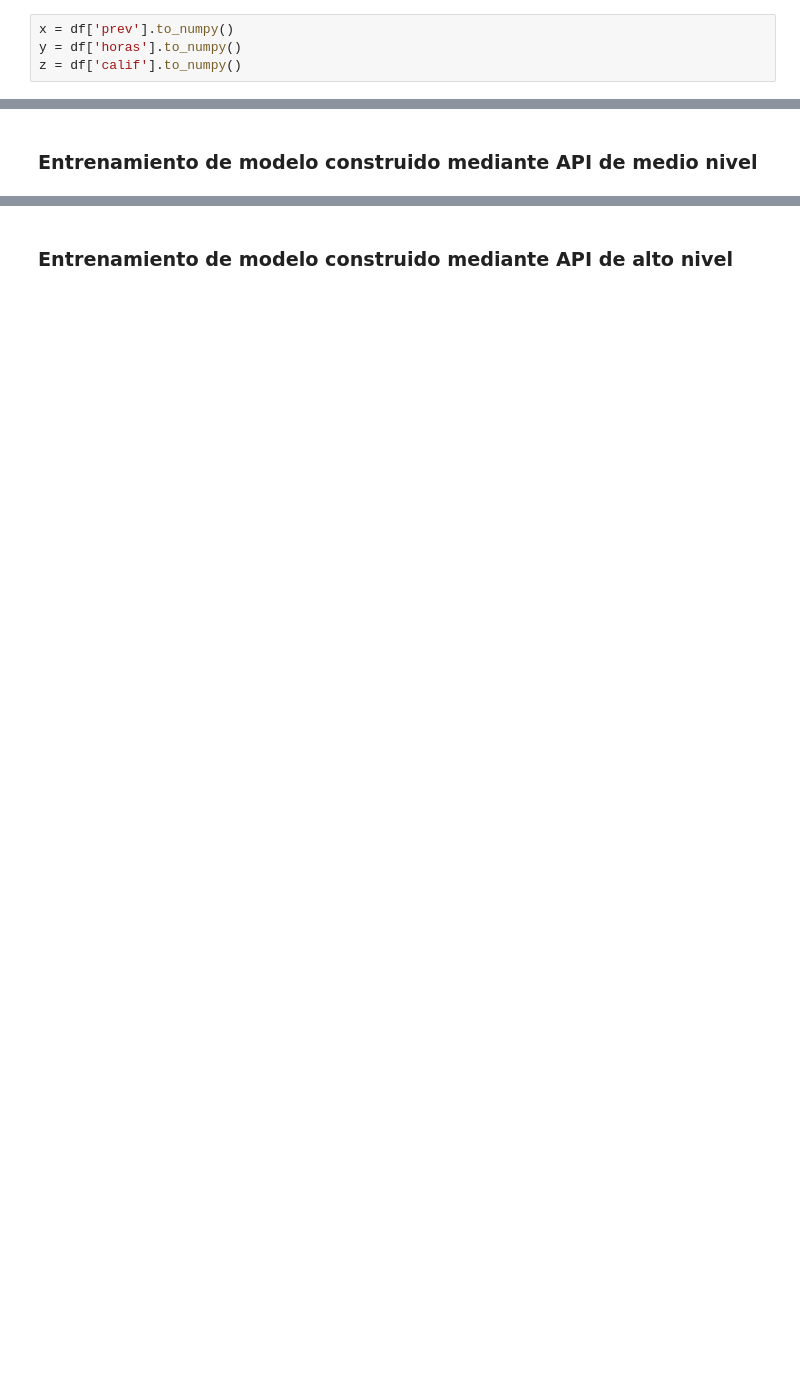
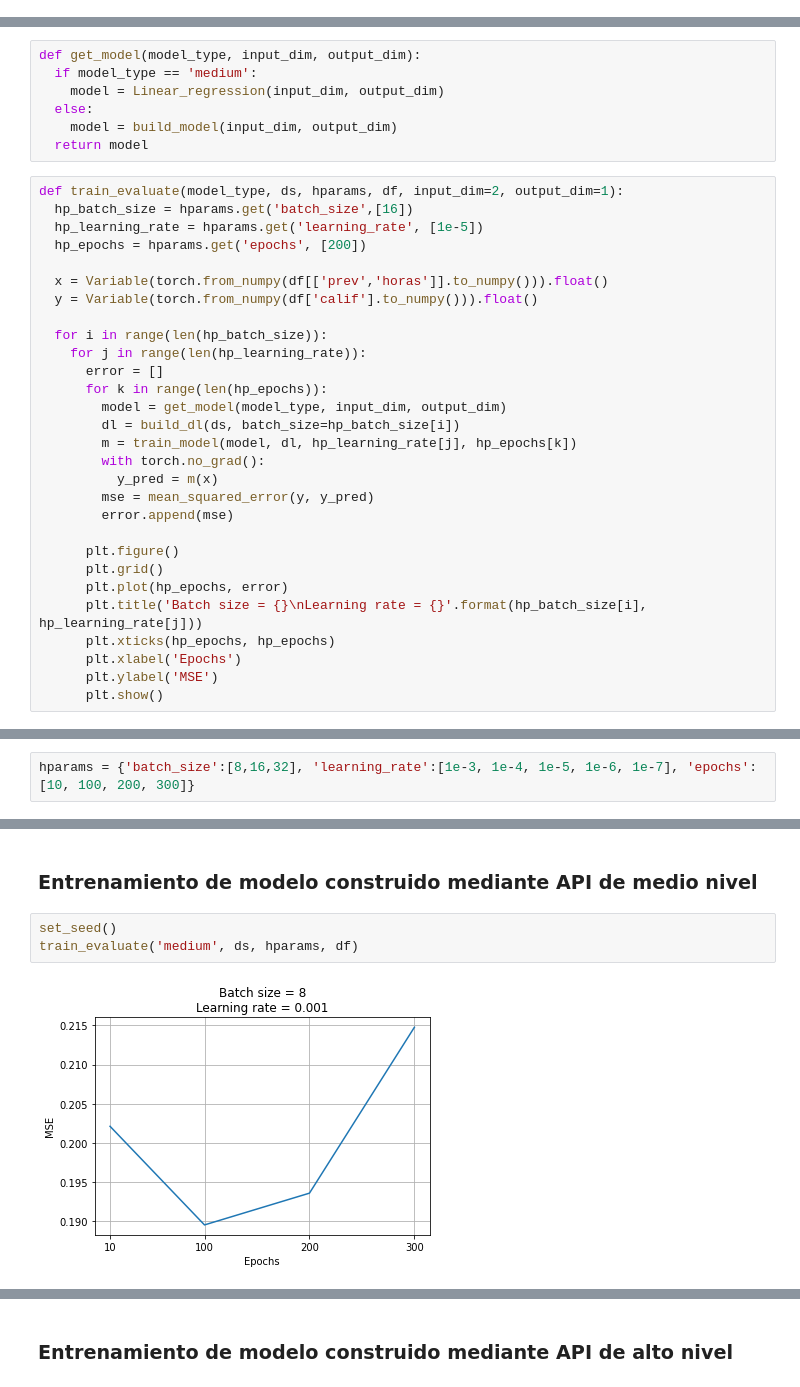
Before and after one commit to jgermanob/DeepLearning, a Jupyter notebook: T01/AP_T01_Ej03.ipynb, the cells around one changed output, grey strips where cells are left out. Cells and saved outputs as stored; diff of their text form; blank space fills up the shorter version.

```diff
--- a/T01/AP_T01_Ej03.ipynb
+++ b/T01/AP_T01_Ej03.ipynb
@@ -57,7 +61,3 @@ def build_dl(dataset, batch_size=16):
     return DataLoader(dataset, batch_size=batch_size, shuffle=True)
 # %% [markdown]
 ### Gráfica de datos en 3D
-# %%
-x = df['prev'].to_numpy()
-y = df['horas'].to_numpy()
-z = df['calif'].to_numpy()
@@ -168,0 +128,36 @@ epochs = 200
+# %%
+def get_model(model_type, input_dim, output_dim):
+  if model_type == 'medium':
+    model = Linear_regression(input_dim, output_dim)
+  else:
+    model = build_model(input_dim, output_dim)
+  return model
+# %%
+def train_evaluate(model_type, ds, hparams, df, input_dim=2, output_dim=1):
+  hp_batch_size = hparams.get('batch_size',[16])
+  hp_learning_rate = hparams.get('learning_rate', [1e-5])
+  hp_epochs = hparams.get('epochs', [200])
+
+  x = Variable(torch.from_numpy(df[['prev','horas']].to_numpy())).float()
+  y = Variable(torch.from_numpy(df['calif'].to_numpy())).float()
+
+  for i in range(len(hp_batch_size)):
+    for j in range(len(hp_learning_rate)):
+      error = []
+      for k in range(len(hp_epochs)):
+        model = get_model(model_type, input_dim, output_dim)
+        dl = build_dl(ds, batch_size=hp_batch_size[i])
+        m = train_model(model, dl, hp_learning_rate[j], hp_epochs[k])
+        with torch.no_grad():
+          y_pred = m(x)
+        mse = mean_squared_error(y, y_pred)
+        error.append(mse)
+
+      plt.figure()
+      plt.grid()
+      plt.plot(hp_epochs, error)
+      plt.title('Batch size = {}\nLearning rate = {}'.format(hp_batch_size[i], hp_learning_rate[j]))
+      plt.xticks(hp_epochs, hp_epochs)
+      plt.xlabel('Epochs')
+      plt.ylabel('MSE')
+      plt.show()
@@ -168,0 +166,2 @@ epochs = 200
+# %%
+hparams = {'batch_size':[8,16,32], 'learning_rate':[1e-3, 1e-4, 1e-5, 1e-6, 1e-7], 'epochs':[10, 100, 200, 300]}
@@ -169,2 +173,7 @@ epochs = 200
 # %% [markdown]
 ### Entrenamiento de modelo construido mediante API de medio nivel
+# %%
+set_seed()
+train_evaluate('medium', ds, hparams, df)
+# %% [output]
+[figure, added]
```
Also changed, not shown: parts of 26 cells of this notebook.
